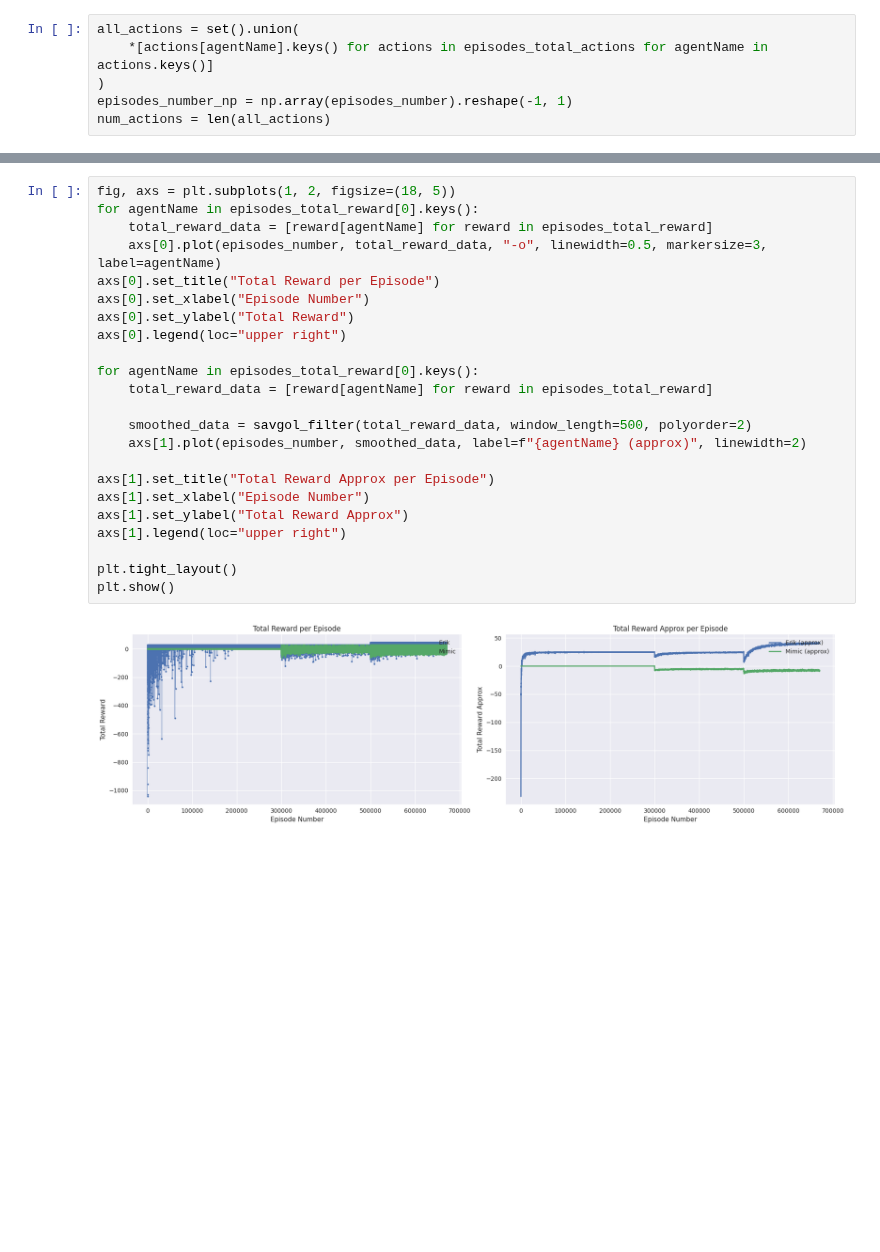
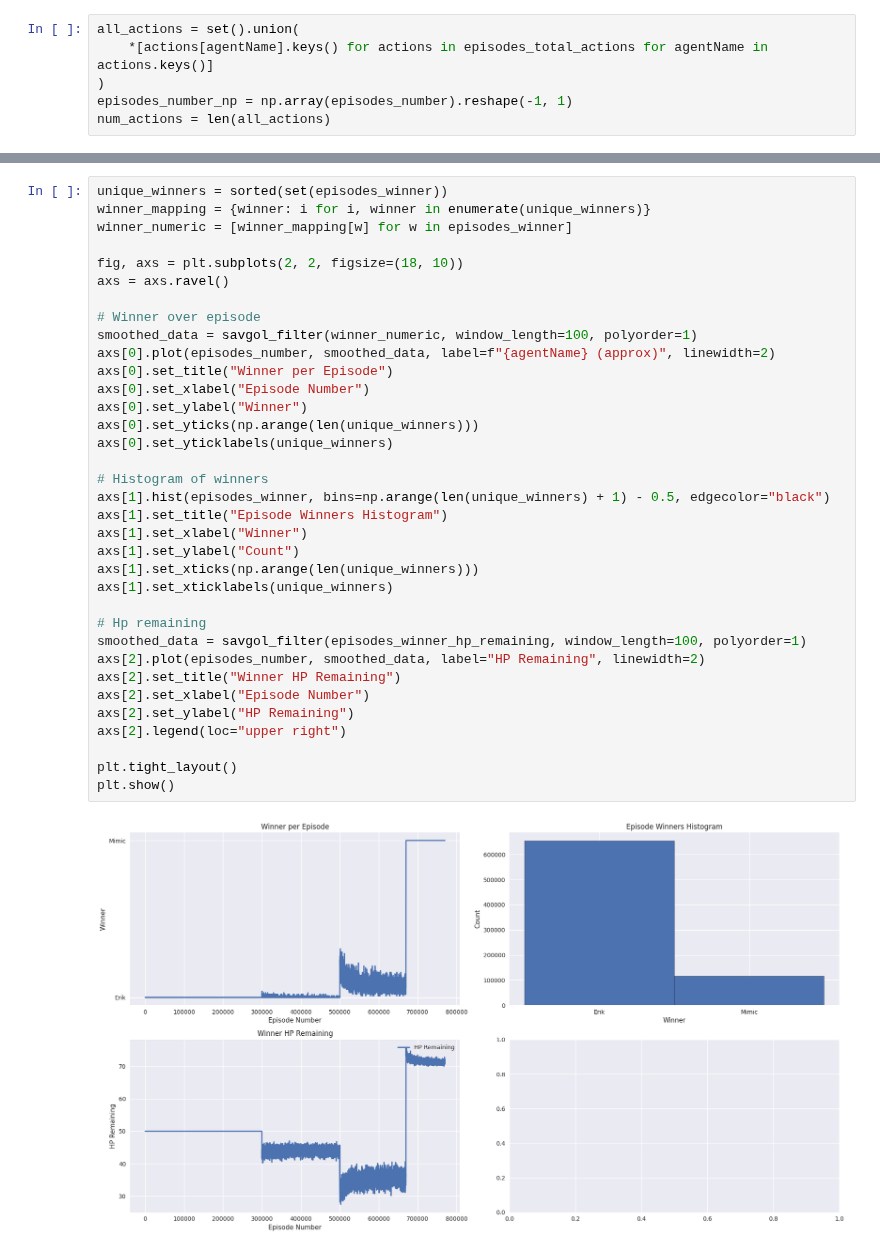
Before and after one commit to RiccardoEvangelisti/AAS, a Jupyter notebook: statistics/statistics.ipynb, the cells around one changed output, grey strips where cells are left out. Saved outputs shown, nothing was run; the diff lists cells and outputs as text; blank space fills up the shorter version.

```diff
--- a/statistics/statistics.ipynb
+++ b/statistics/statistics.ipynb
@@ -170,25 +170,37 @@ plt.show()
-# %%
-fig, axs = plt.subplots(1, 2, figsize=(18, 5))
-for agentName in episodes_total_reward[0].keys():
-    total_reward_data = [reward[agentName] for reward in episodes_total_reward]
-    axs[0].plot(episodes_number, total_reward_data, "-o", linewidth=0.5, markersize=3, label=agentName)
-axs[0].set_title("Total Reward per Episode")
-axs[0].set_xlabel("Episode Number")
-axs[0].set_ylabel("Total Reward")
-axs[0].legend(loc="upper right")
-
-for agentName in episodes_total_reward[0].keys():
-    total_reward_data = [reward[agentName] for reward in episodes_total_reward]
-
-    smoothed_data = savgol_filter(total_reward_data, window_length=500, polyorder=2)
-    axs[1].plot(episodes_number, smoothed_data, label=f"{agentName} (approx)", linewidth=2)
-
-axs[1].set_title("Total Reward Approx per Episode")
-axs[1].set_xlabel("Episode Number")
-axs[1].set_ylabel("Total Reward Approx")
-axs[1].legend(loc="upper right")
-
-plt.tight_layout()
-plt.show()
-# %% [output]
-[figure, removed]
+# %%
+unique_winners = sorted(set(episodes_winner))
+winner_mapping = {winner: i for i, winner in enumerate(unique_winners)}
+winner_numeric = [winner_mapping[w] for w in episodes_winner]
+
+fig, axs = plt.subplots(2, 2, figsize=(18, 10))
+axs = axs.ravel()
+
+# Winner over episode
+smoothed_data = savgol_filter(winner_numeric, window_length=100, polyorder=1)
+axs[0].plot(episodes_number, smoothed_data, label=f"{agentName} (approx)", linewidth=2)
+axs[0].set_title("Winner per Episode")
+axs[0].set_xlabel("Episode Number")
+axs[0].set_ylabel("Winner")
+axs[0].set_yticks(np.arange(len(unique_winners)))
+axs[0].set_yticklabels(unique_winners)
+
+# Histogram of winners
+axs[1].hist(episodes_winner, bins=np.arange(len(unique_winners) + 1) - 0.5, edgecolor="black")
+axs[1].set_title("Episode Winners Histogram")
+axs[1].set_xlabel("Winner")
+axs[1].set_ylabel("Count")
+axs[1].set_xticks(np.arange(len(unique_winners)))
+axs[1].set_xticklabels(unique_winners)
+
+# Hp remaining
+smoothed_data = savgol_filter(episodes_winner_hp_remaining, window_length=100, polyorder=1)
+axs[2].plot(episodes_number, smoothed_data, label="HP Remaining", linewidth=2)
+axs[2].set_title("Winner HP Remaining")
+axs[2].set_xlabel("Episode Number")
+axs[2].set_ylabel("HP Remaining")
+axs[2].legend(loc="upper right")
+
+plt.tight_layout()
+plt.show()
+# %% [output]
+[figure, added]
```
Also changed, not shown: parts of 4 cells of this notebook.
